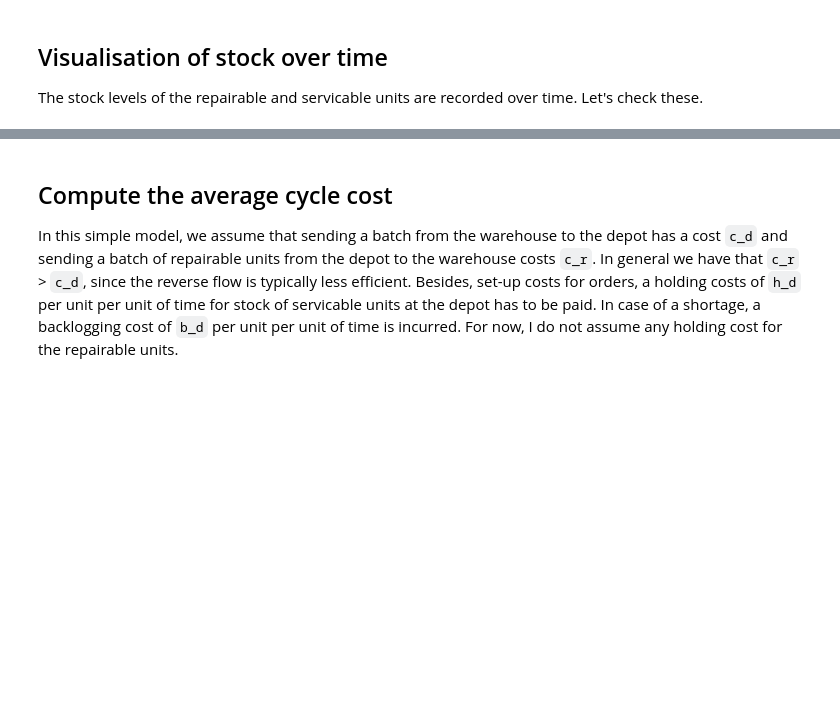
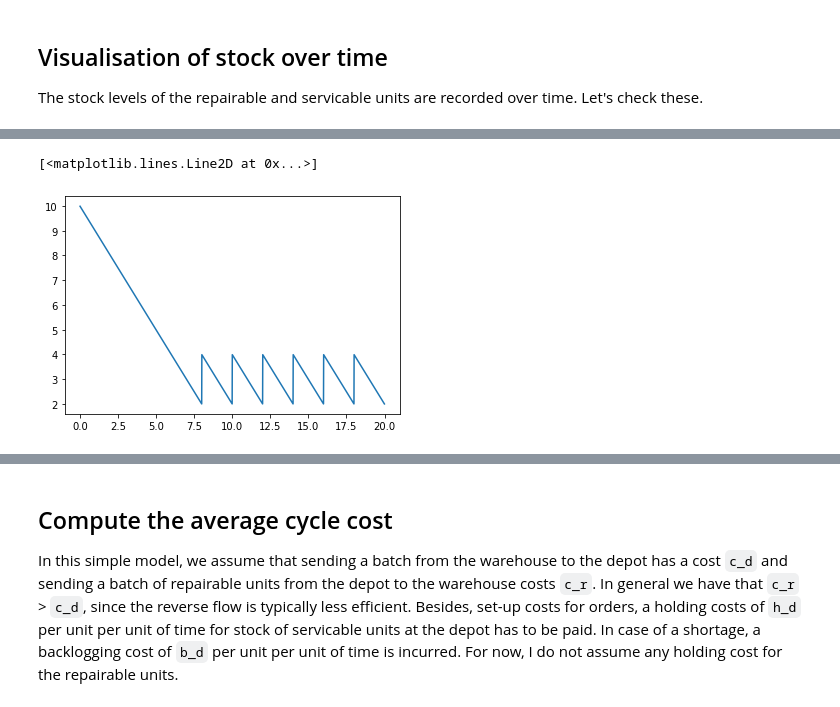
Before and after one commit to markkvdb/Simple-RL-Simulation, a Jupyter notebook: notebooks/First-Simulation-Try.ipynb, the cells around one changed output, grey strips where cells are left out. Cells and saved outputs as stored; diff of their text form; code cells hidden in the pictures; blank space fills up the shorter version.

```diff
--- a/notebooks/First-Simulation-Try.ipynb
+++ b/notebooks/First-Simulation-Try.ipynb
@@ -86,2 +86,8 @@ sim_dfs_long.head()
+# %%
+sim_dfs.to_csv('output.csv')
+plt.plot(sim_dfs['time'], sim_dfs['service_stock_depot'])
+# %% [output]
+[<matplotlib.lines.Line2D at 0x...>]
+[figure, added]
 # %%
 # Plot lines over time
```
Also changed, not shown: parts of 6 cells of this notebook, 5 other files.
